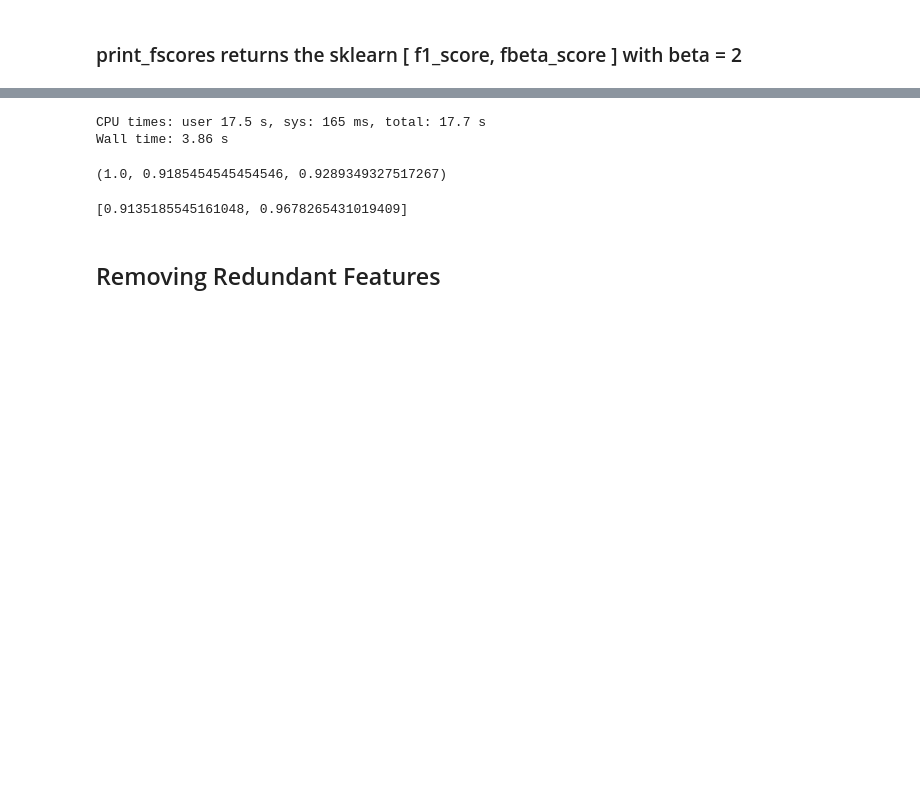
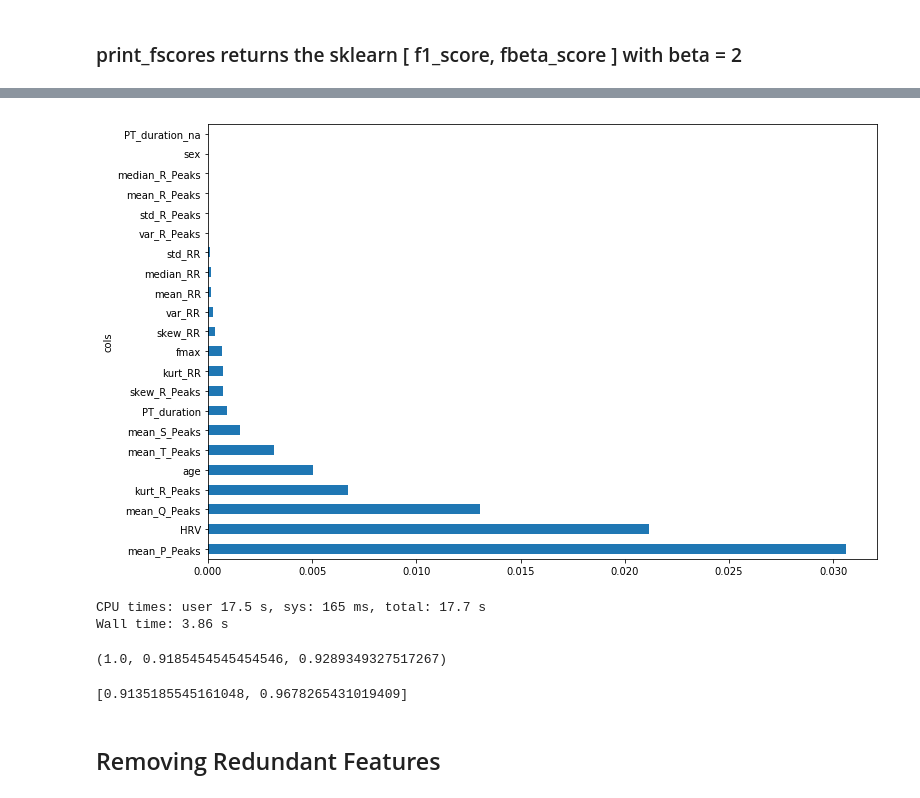
Before and after one commit to tomiambro/phys2020Classifier, a Jupyter notebook: AFDetection.ipynb, the cells around one changed output, grey strips where cells are left out. Saved outputs shown, nothing was run; the diff lists cells and outputs as text; code cells hidden in the pictures; blank space fills up the shorter version.

```diff
--- a/AFDetection.ipynb
+++ b/AFDetection.ipynb
@@ -280,3 +265,9 @@ plot_fi(fi_af);
+# %%
+imp = pd.DataFrame({'cols':X_train.columns, 'imp':results.importances_mean.T}).sort_values('imp', ascending=False)
+
+plot_fi(imp);
+# %% [output]
+[figure, added]
 # %%
 to_keep = list(fi_af[fi_af['imp'] > 0.002].cols)
 
```
Also changed, not shown: parts of 11 cells of this notebook, 3 other files.
